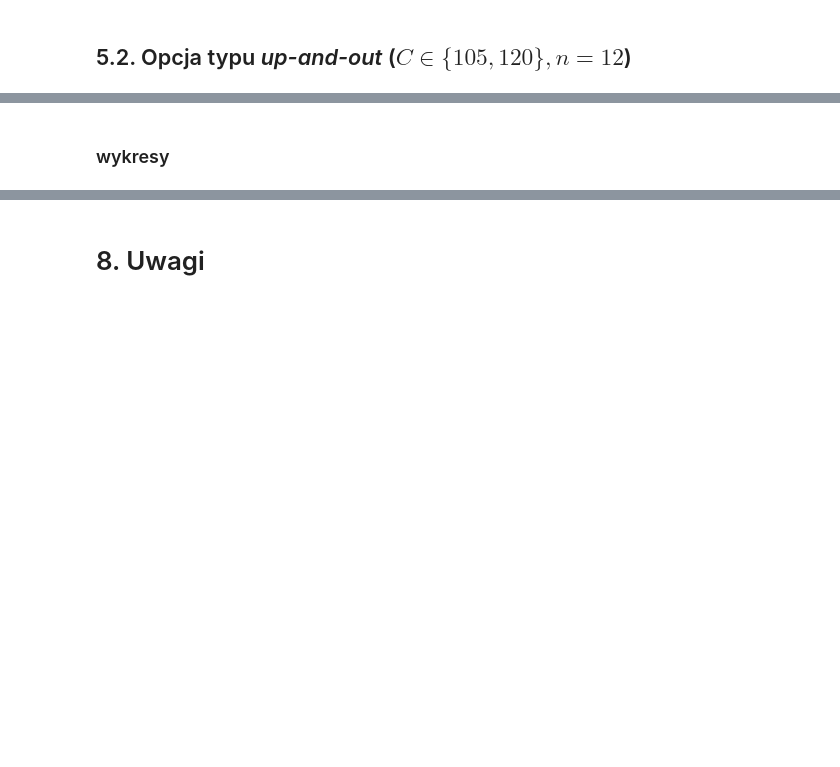
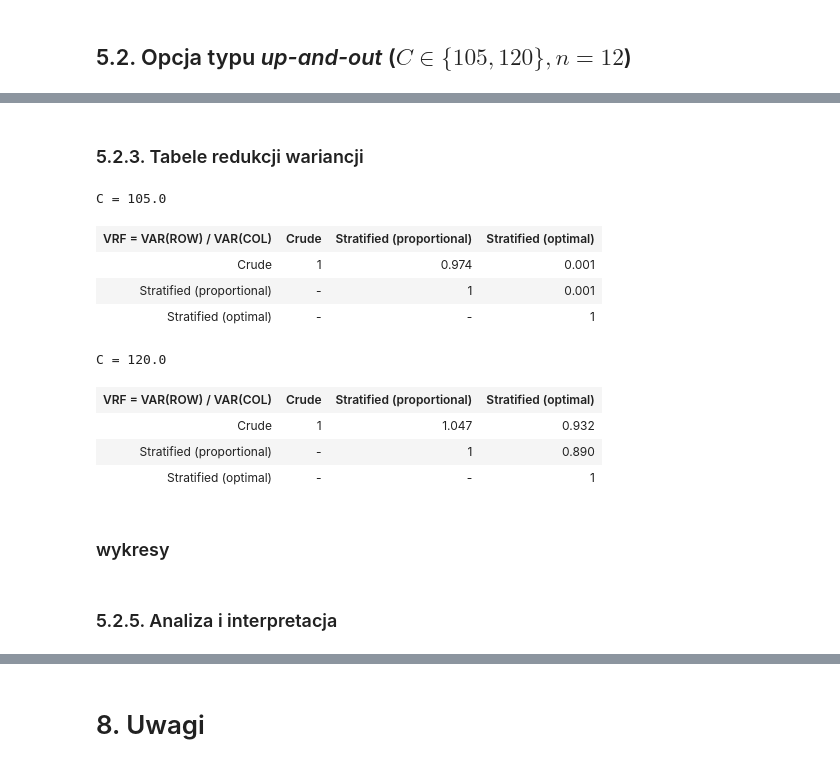
Before and after one commit to miplock/monte_carlo_project_2, a Jupyter notebook: notebooks/general/sketch.ipynb, the cells around one changed output, grey strips where cells are left out. Drawn from its saved outputs; the diff is of its cells as text; code cells hidden in the pictures; blank space fills up the shorter version.

```diff
--- a/notebooks/general/sketch.ipynb
+++ b/notebooks/general/sketch.ipynb
@@ -386,3 +474,24 @@ porównanie crude vs te dwa stratified
+# %% [markdown]
+### 5.2.3. Tabele redukcji wariancji
+# %%
+vrf_path = ROOT / "data" / "barrier_vrf_tables.pkl"
+with vrf_path.open("rb") as f:
+    vrf_payload = pickle.load(f)
+
+for barrier, table in vrf_payload["tables"].items():
+    print(f"C = {barrier}")
+    display(HTML(_html_table(table.get("display_table"))))
+# %% [output]
+C = 105.0
+| VRF = VAR(ROW) / VAR(COL) | Crude | Stratified (proportional) | Stratified (optimal) |
+| Crude | 1 | 0.974 | 0.001 |
+| Stratified (proportional) | - | 1 | 0.001 |
+| Stratified (optimal) | - | - | 1 |
+C = 120.0
+| VRF = VAR(ROW) / VAR(COL) | Crude | Stratified (proportional) | Stratified (optimal) |
+| Crude | 1 | 1.047 | 0.932 |
+| Stratified (proportional) | - | 1 | 0.890 |
+| Stratified (optimal) | - | - | 1 |
 # %% [markdown]
 ### wykresy
 # %%
@@ -392,3 +501,5 @@ box_path = PLOTS_DIR / "barrier_errors_box_C105.pkl"
 with hist_path.open("rb") as f:
     hist_fig = pickle.load(f)
 hist_fig
+# %% [markdown]
+### 5.2.5. Analiza i interpretacja
```
Also changed, not shown: parts of 26 cells of this notebook, 16 other files.
